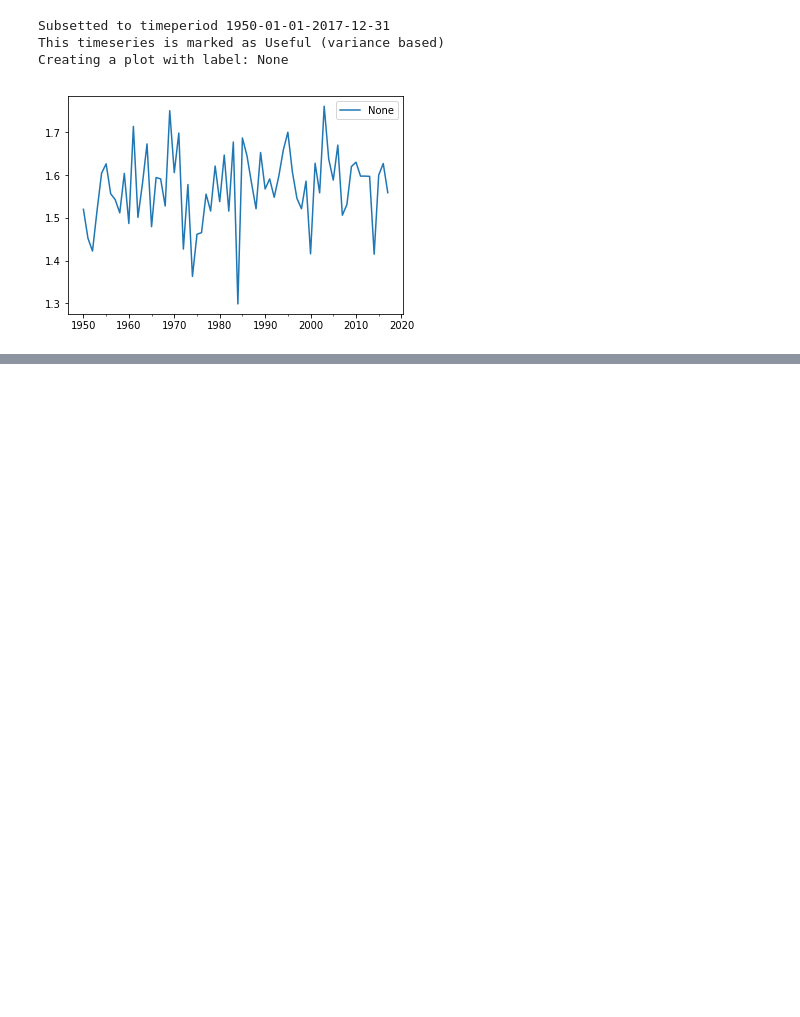
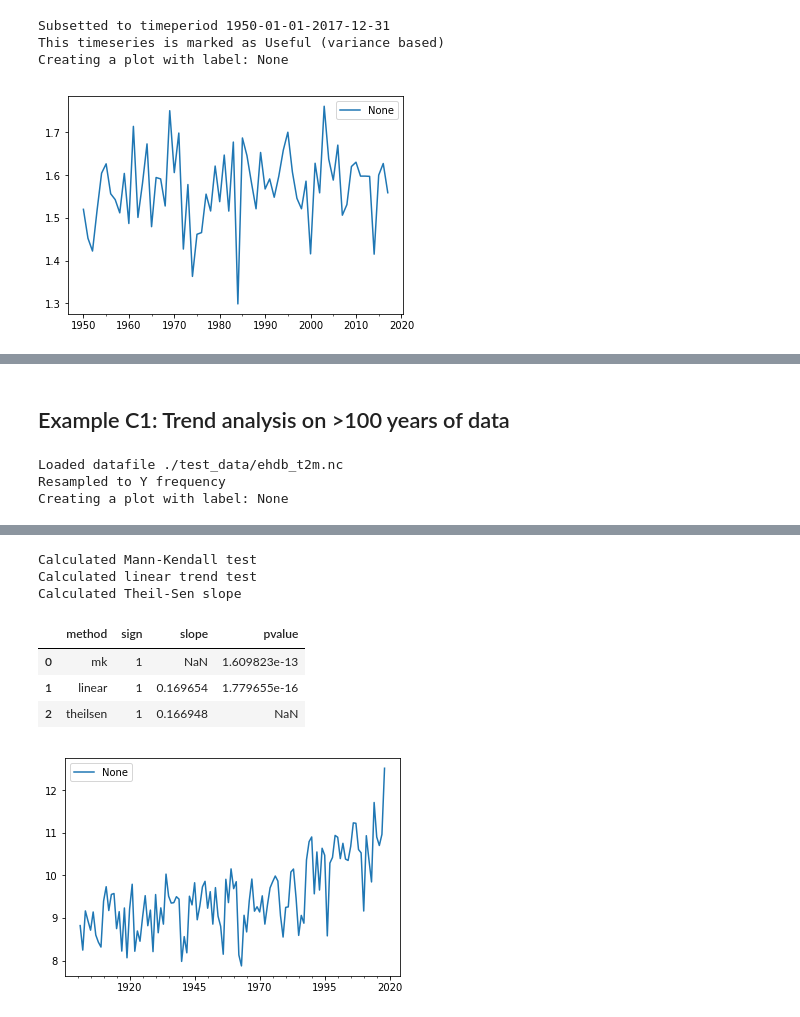
Before and after one commit to bascrezee/trend_framework, a Jupyter notebook: examples_general.ipynb, the cells around one changed output, grey strips where cells are left out. Saved outputs shown, nothing was run; the diff lists cells and outputs as text; code cells hidden in the pictures; blank space fills up the shorter version.

```diff
--- a/examples_general.ipynb
+++ b/examples_general.ipynb
@@ -73,0 +96,13 @@ Creating a plot with label: None
+# %% [markdown]
+## Example C1: Trend analysis on >100 years of data
+# %%
+mydat = TrendLims1D('De Bilt')
+mydat.load_file('./test_data/ehdb_t2m.nc')
+mydat.resample('Y')
+mydat.plot()
+mydat.do_trends()
+mydat.trends
+# %% [output]
+Loaded datafile ./test_data/ehdb_t2m.nc
+Resampled to Y frequency
+Creating a plot with label: None
@@ -73,0 +111,8 @@ Creating a plot with label: None
+Calculated Mann-Kendall test
+Calculated linear trend test
+Calculated Theil-Sen slope
+|  | method | sign | slope | pvalue |
+| 0 | mk | 1 | NaN | 1.609823e-13 |
+| 1 | linear | 1 | 0.169654 | 1.779655e-16 |
+| 2 | theilsen | 1 | 0.166948 | NaN |
+[figure, added]
```
Also changed, not shown: parts of 12 cells of this notebook.
